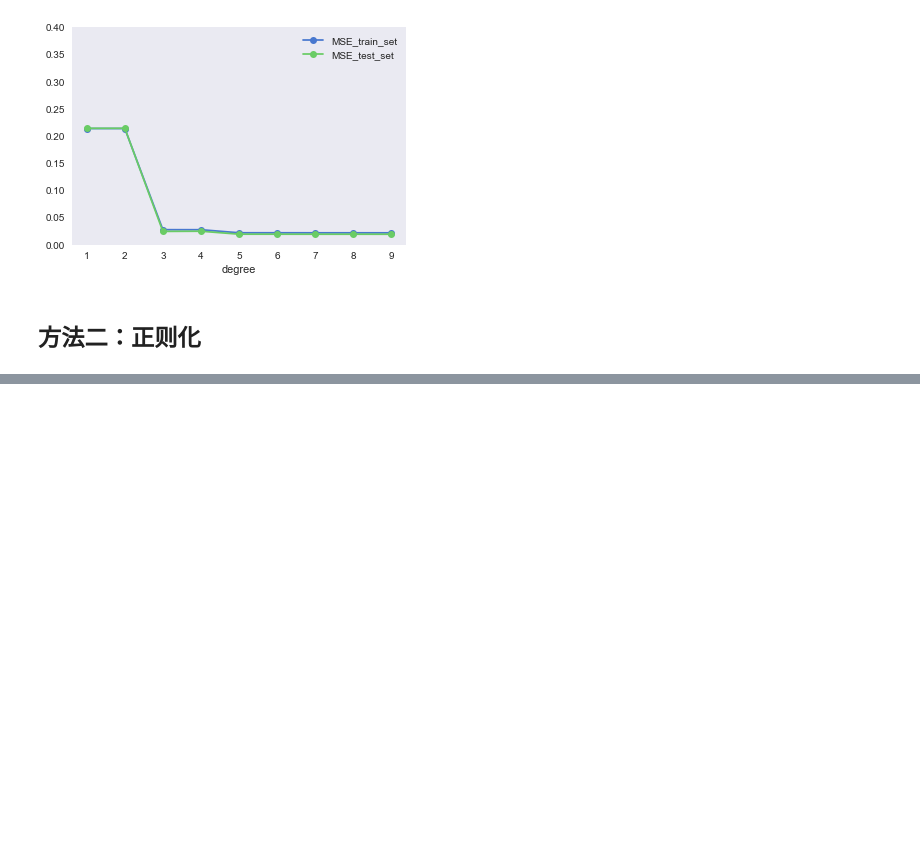
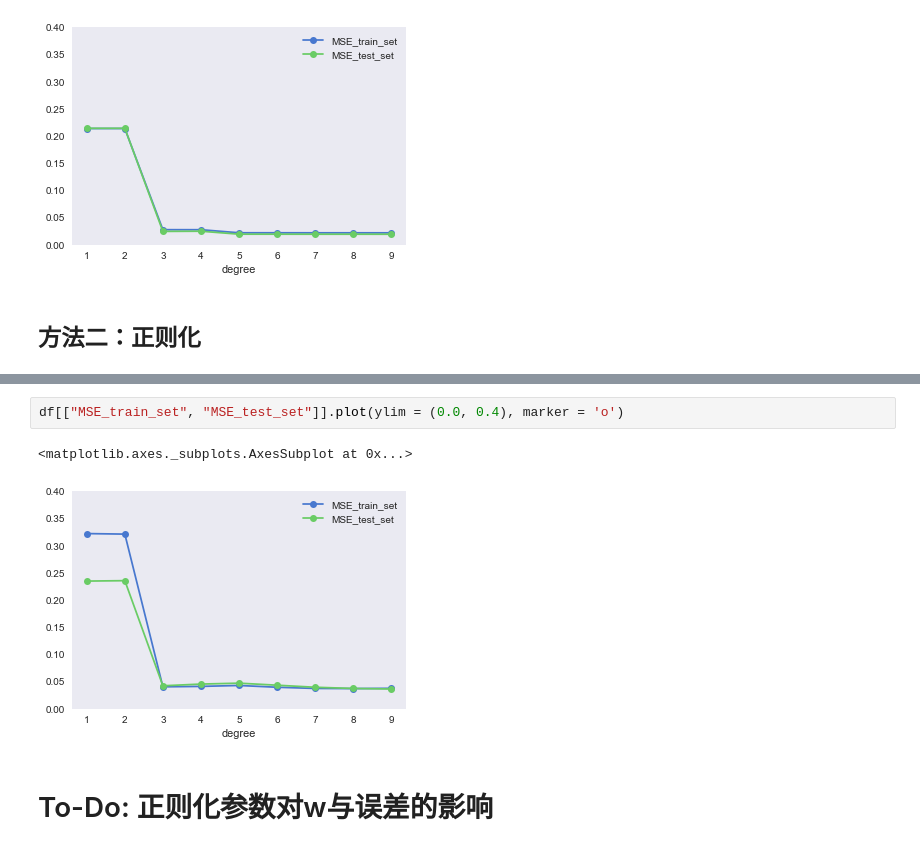
Before and after one commit to ztypl/MachineLearning, a Jupyter notebook: My_ipynb/regression_overfit.ipynb, the cells around one changed output, grey strips where cells are left out. Drawn from its saved outputs; the diff is of its cells as text; blank space fills up the shorter version.

```diff
--- a/My_ipynb/regression_overfit.ipynb
+++ b/My_ipynb/regression_overfit.ipynb
@@ -200,0 +243,7 @@ df[["MSE_train_set", "MSE_test_set"]].plot(ylim = (0.0, 0.4), marker = 'o')
+# %%
+df[["MSE_train_set", "MSE_test_set"]].plot(ylim = (0.0, 0.4), marker = 'o')
+# %% [output]
+<matplotlib.axes._subplots.AxesSubplot at 0x...>
+[figure, added]
+# %% [markdown]
+# To-Do: 正则化参数对w与误差的影响
```
Also changed, not shown: parts of 2 cells of this notebook.
